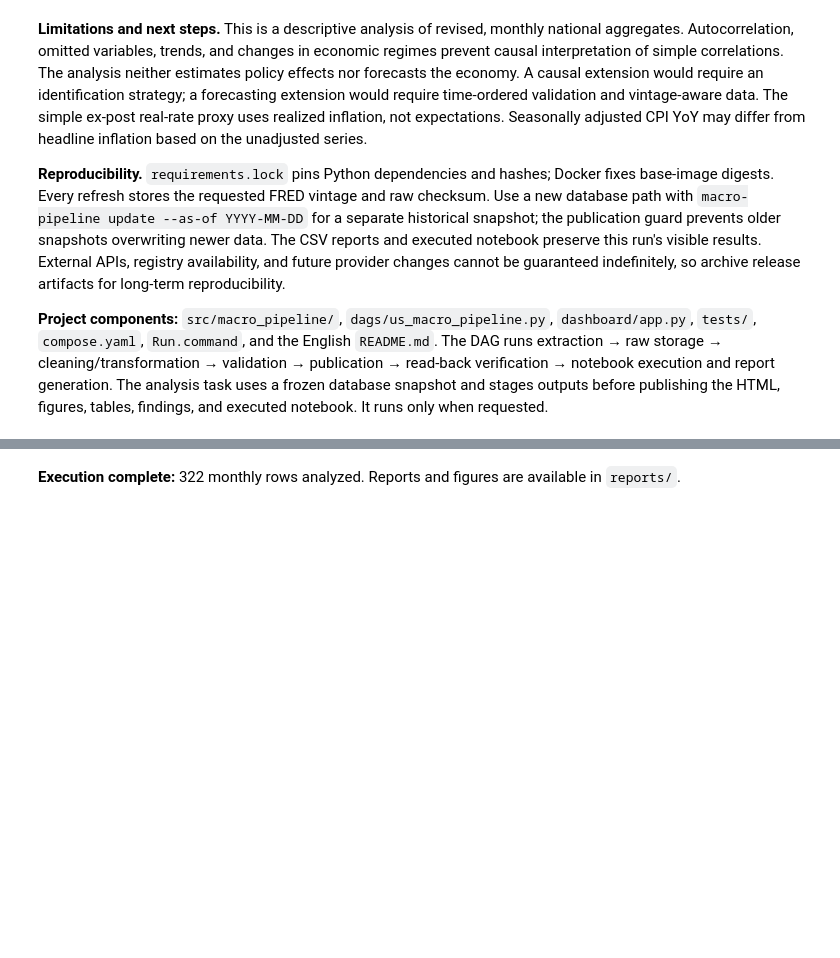
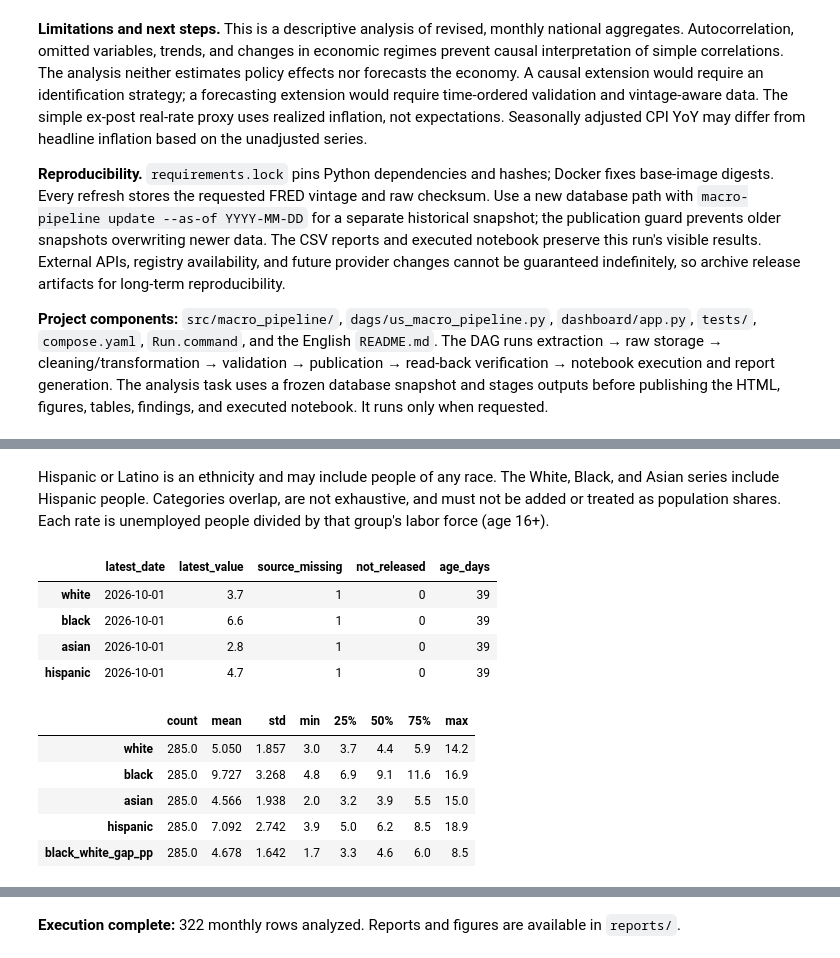
Before and after one commit to xingsun19/us-macroeconomic-pipeline-dashboard, a Jupyter notebook: notebooks/01_macroeconomic_eda.ipynb, the cells around one changed output, grey strips where cells are left out. Cells and saved outputs as stored; diff of their text form; code cells hidden in the pictures; blank space fills up the shorter version.

```diff
--- a/notebooks/01_macroeconomic_eda.ipynb
+++ b/notebooks/01_macroeconomic_eda.ipynb
@@ -270,0 +285,28 @@ for number, item in enumerate(findings(df, run), 1):
+# %%
+from macro_pipeline.db import read_race_dataset, has_race_data, RACE_COLUMNS
+from macro_pipeline.demographics import CATEGORY_NOTE, CAUSAL_NOTE, validate_race_monthly
+from macro_pipeline.race_analysis import write_race_analysis, crisis_comparison, annual_summary, policy_correlations
+race = pd.DataFrame()
+if has_race_data(settings.db_path):
+    race, race_run = read_race_dataset(settings.db_path)
+    assert race_run['run_id'] == run['run_id']
+    race_quality = validate_race_monthly(race.reset_index(), run['as_of'])
+    race_analysis = write_race_analysis(race, run, report_dir)
+    display(Markdown(CATEGORY_NOTE))
+    display(pd.DataFrame(race_quality['series']).T)
+    display(race[RACE_COLUMNS + ['black_white_gap_pp']].describe().T.round(3))
+else:
+    display(Markdown('This legacy snapshot contains the original macroeconomic series only. Run the updated pipeline or replay the current seven-series archive for the demographic module.'))
+# %% [output]
+Hispanic or Latino is an ethnicity and may include people of any race. The White, Black, and Asian series include Hispanic people. Categories overlap, are not exhaustive, and must not be added or treated as population shares. Each rate is unemployed people divided by that group's labor force (age 16+).
+|  | latest_date | latest_value | source_missing | not_released | age_days |
+| white | 2026-10-01 | 3.7 | 1 | 0 | 39 |
+| black | 2026-10-01 | 6.6 | 1 | 0 | 39 |
+| asian | 2026-10-01 | 2.8 | 1 | 0 | 39 |
+| hispanic | 2026-10-01 | 4.7 | 1 | 0 | 39 |
+|  | count | mean | std | min | 25% | 50% | 75% | max |
+| white | 285.0 | 5.050 | 1.857 | 3.0 | 3.7 | 4.4 | 5.9 | 14.2 |
+| black | 285.0 | 9.727 | 3.268 | 4.8 | 6.9 | 9.1 | 11.6 | 16.9 |
+| asian | 285.0 | 4.566 | 1.938 | 2.0 | 3.2 | 3.9 | 5.5 | 15.0 |
+| hispanic | 285.0 | 7.092 | 2.742 | 3.9 | 5.0 | 6.2 | 8.5 | 18.9 |
+| black_white_gap_pp | 285.0 | 4.678 | 1.642 | 1.7 | 3.3 | 4.6 | 6.0 | 8.5 |
```
Also changed, not shown: parts of 10 cells of this notebook, 43 other files.
